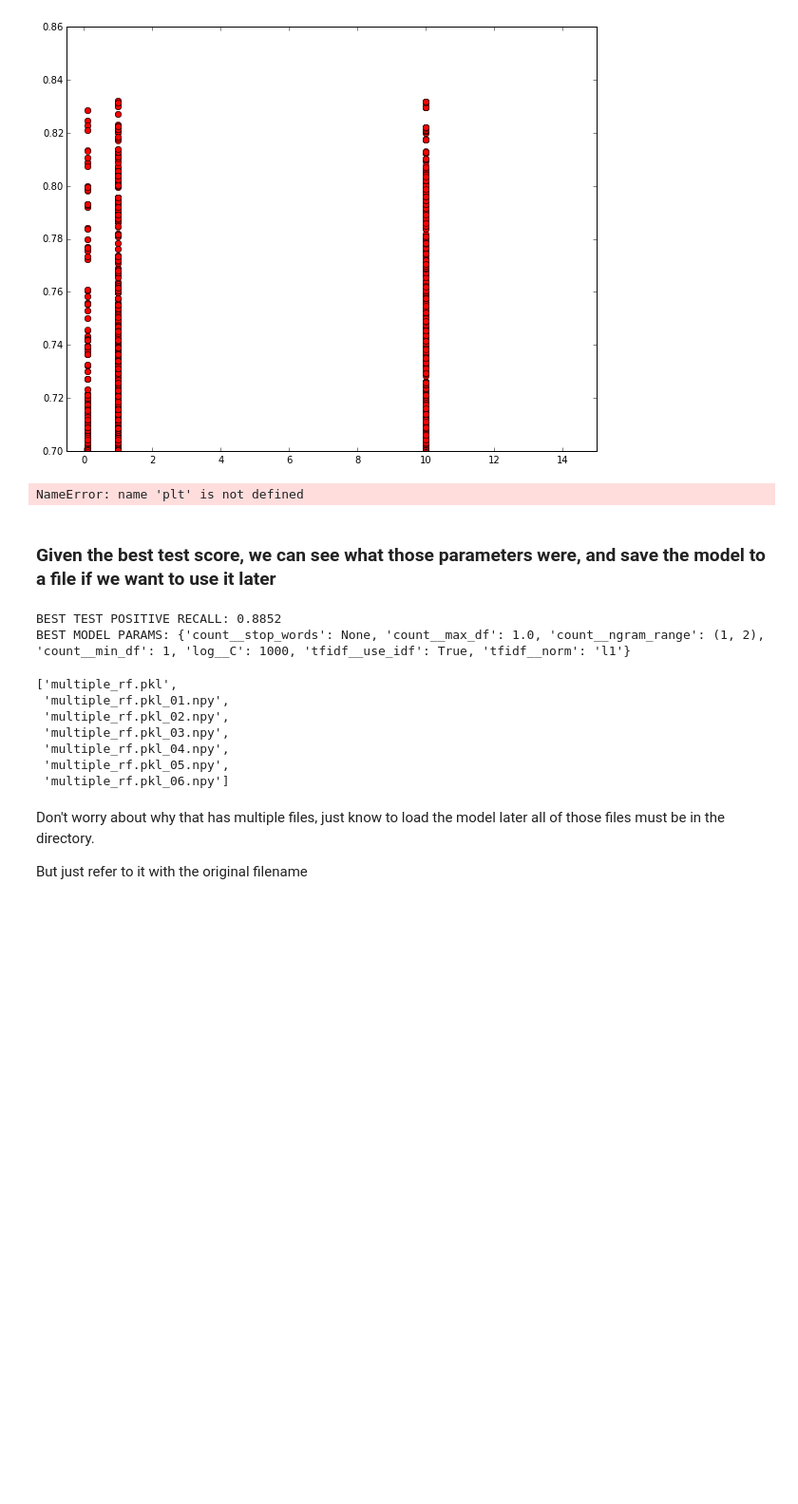
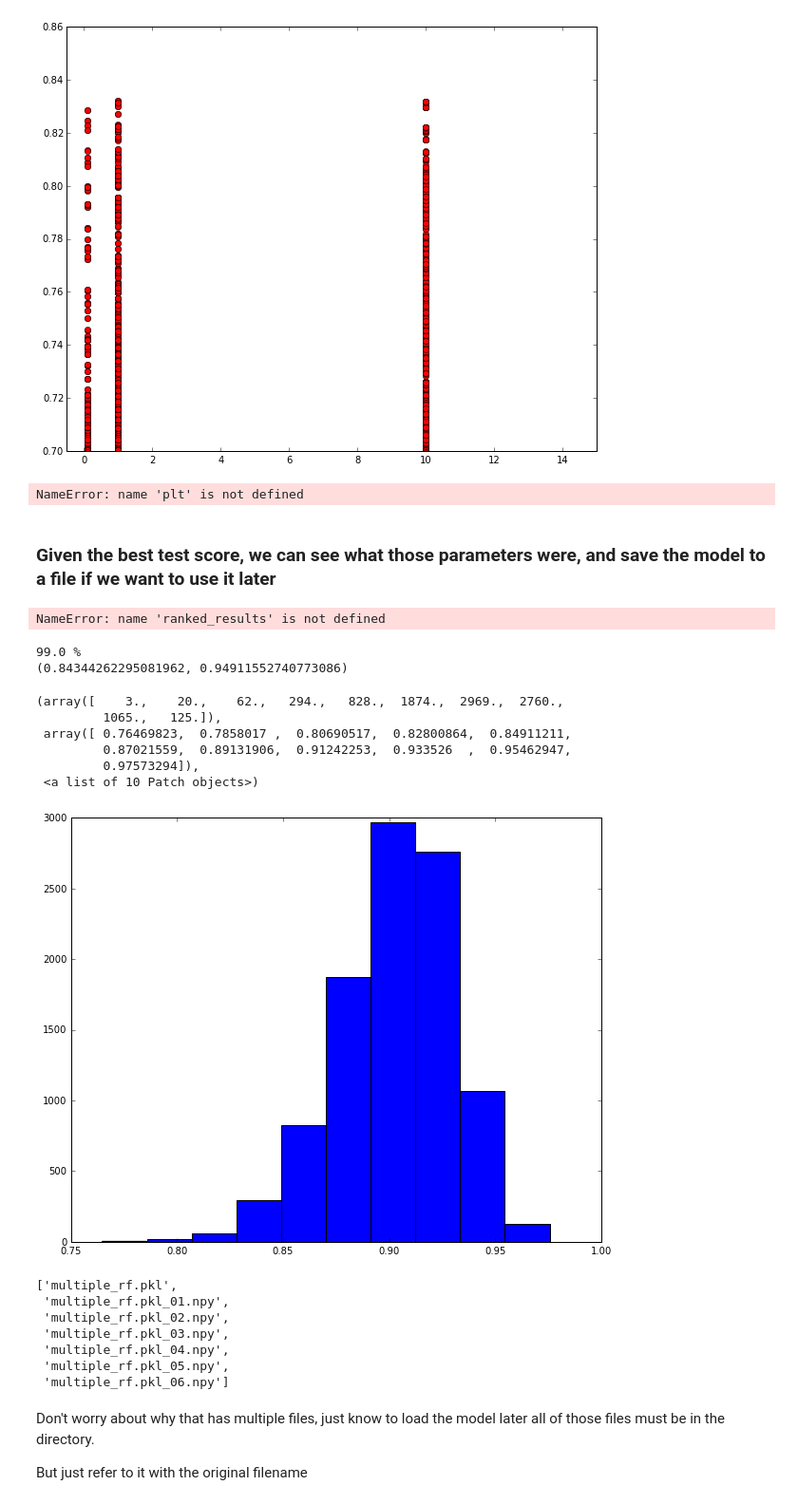
Before and after one commit to cu-publichealth/FoodborneML, a Jupyter notebook: paper_stuff/Notebooks/ROC_SVC_3.ipynb, the cells around one changed output. Shown at 95% size. Saved outputs shown, nothing was run; the diff lists cells and outputs as text; code cells hidden in the pictures; blank space fills up the shorter version.

```diff
--- a/paper_stuff/Notebooks/ROC_SVC_3.ipynb
+++ b/paper_stuff/Notebooks/ROC_SVC_3.ipynb
@@ -124,9 +128,9 @@ f1 = CountVectorizer(
         tokenizer=None,
         stop_words=None,
         #token_pattern=u'(?u)\\b\w\w+\b', # one alphanumeric is a token
-        ngram_range=(1, 1),
+        ngram_range=(1, 3),
         analyzer=u'word',
-        max_df=1.0,
+        max_df=.91,
         min_df=1,
         max_features=None,
         vocabulary=None,
@@ -142,7 +146,7 @@ rf = ensemble.RandomForestClassifier(
 )
 
 from sklearn import svm
-svc = svm.SVC()
+svc = svm.SVC(kernel='linear', C=.1, probability=True)
 from sklearn import linear_model
 log = linear_model.LogisticRegression()
 #Decision Tree Pipeline
@@ -314,7 +318,11 @@ Negative Examples: 5497 = 0.88
 [1 1 1 ..., 0 0 0]
 0.65094299306215109
 # %%
-csvfile = 'yelp_mult_data_small.csv'
+# csvfile = 'yelp_mult_data_small.csv'
+# delim=','
+# data, labels = load_data(csvfile, delim)
+
+csvfile = '../data/Mult/yelp_mult_dev_data_small.csv'
 delim=','
 data, labels = load_data(csvfile, delim)
 # %% [output]
@@ -547,12 +555,51 @@ NameError: name 'plt' is not defined
 ### Given the best test score, we can see what those parameters were, and save the model to a file if we want to use it later
 # %%
 best = ranked_results[best_index]
+best_params = {'count__stop_words': None, 'count__max_df': 1.0, 'count__ngram_range': (1, 2), 'count__min_df': 1, 'log__C': 1000, 'tfidf__use_idf': True, 'tfidf__norm': 'l1'}
 print "BEST TEST POSITIVE RECALL: %0.4f" % best_score
 print "BEST MODEL PARAMS: %r" % best_params
 model = pipeline.set_params(**best_params).fit(data['x'], data['y'])
 # %% [output]
-BEST TEST POSITIVE RECALL: 0.8852
-BEST MODEL PARAMS: {'count__stop_words': None, 'count__max_df': 1.0, 'count__ngram_range': (1, 2), 'count__min_df': 1, 'log__C': 1000, 'tfidf__use_idf': True, 'tfidf__norm': 'l1'}
+NameError: name 'ranked_results' is not defined
+# %%
+import numpy.random as npr
+def bootstrap_auc_ci(X, y, clf, alpha=.05, B=1000, random_seed=0):
+    random.seed(random_seed)
+    N = len(X)
+    sample_indices = (npr.choice(range(N), size=N, replace=True) for b in range(B))
+    # run simulation
+    bootstrap = []
+    for i, idx in enumerate(sample_indices):
+        if i % (B/100) == 0: print '\r',100*(i)/(float(B)), '%',
+        auc = metrics.roc_auc_score(y[idx], clf.predict_proba(X[idx])[:,1], average='micro')
+        bootstrap.append(auc)
+#         print i, auc
+    print
+    # calculate ci
+    bootstrap.sort()
+    low_idx = int(np.ceil(B*(alpha/2.)))
+    high_idx = int(np.floor(B*(1.-alpha/2.)))
+#     print low_idx, high_idx
+    ci = (bootstrap[low_idx], bootstrap[high_idx])
+    return bootstrap, ci
+
+B = 10000
+# best_params = {'count__stop_words': None, 'count__max_df': 1.0, 'count__ngram_range': (1, 2), 'count__min_df': 1, 'log__C': 1000, 'tfidf__use_idf': True, 'tfidf__norm': 'l2'}
+
+pipeline.fit(train_data['x'], train_data['y'])
+auc_samples, ci = bootstrap_auc_ci(test_data['x'], test_data['y'], pipeline, alpha=.05, B=B)
+print ci
+plt.hist(auc_samples)
+# %% [output]
+99.0 %
+(0.84344262295081962, 0.94911552740773086)
+(array([    3.,    20.,    62.,   294.,   828.,  1874.,  2969.,  2760.,
+         1065.,   125.]),
+ array([ 0.76469823,  0.7858017 ,  0.80690517,  0.82800864,  0.84911211,
+         0.87021559,  0.89131906,  0.91242253,  0.933526  ,  0.95462947,
+         0.97573294]),
+ <a list of 10 Patch objects>)
+[figure, added]
 # %%
 from sklearn.externals import joblib
 joblib.dump(model, 'log_reg_multiple_rf.pkl')
```
Also changed, not shown: parts of 2 cells of this notebook, 6 other files.
